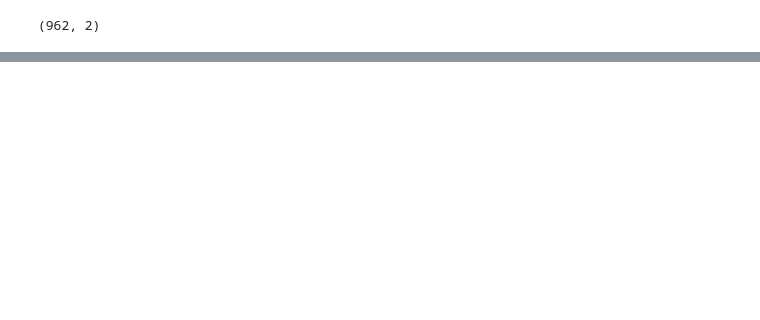
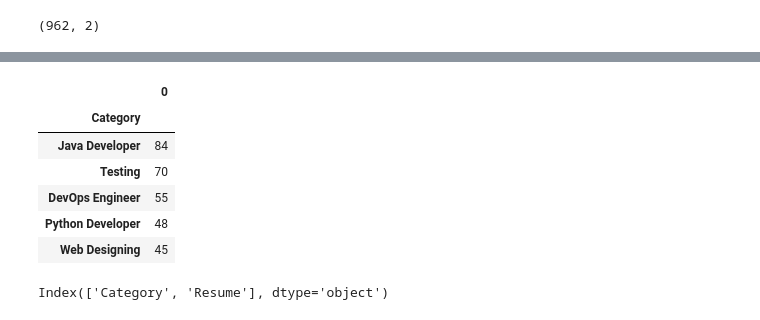
Before and after one commit to Luis-ramirez-r/predictive_maintenance, a Jupyter notebook: notebooks/Clase28.ipynb, the cells around one changed output, grey strips where cells are left out. Cells and saved outputs as stored; diff of their text form; code cells hidden in the pictures; blank space fills up the shorter version.

```diff
--- a/notebooks/Clase28.ipynb
+++ b/notebooks/Clase28.ipynb
@@ -3,7 +28,7 @@ import pandas as pd
 # %%
 cvs_path = '/workspaces/predictive_maintenance/data/other/UpdatedResumeDataSet.csv'
 # %%
-df = pd.read_csv(cvs_path, encoding='latin-1')
+df = pd.read_csv(cvs_path, encoding='utf-8')
 # %%
 df.shape
 # %% [output]
@@ -19 +44,15 @@ df.head()
 | 4 | Data Science | Education Details \r\n MCA YMCAUS... |
+# %%
+df.value_counts('Category').to_frame().head()
+# %% [output]
+|  | 0 |
+| Category |  |
+| Java Developer | 84 |
+| Testing | 70 |
+| DevOps Engineer | 55 |
+| Python Developer | 48 |
+| Web Designing | 45 |
+# %%
+df.columns
+# %% [output]
+Index(['Category', 'Resume'], dtype='object')
```
Also changed, not shown: parts of 14 cells of this notebook, 1 other file.
